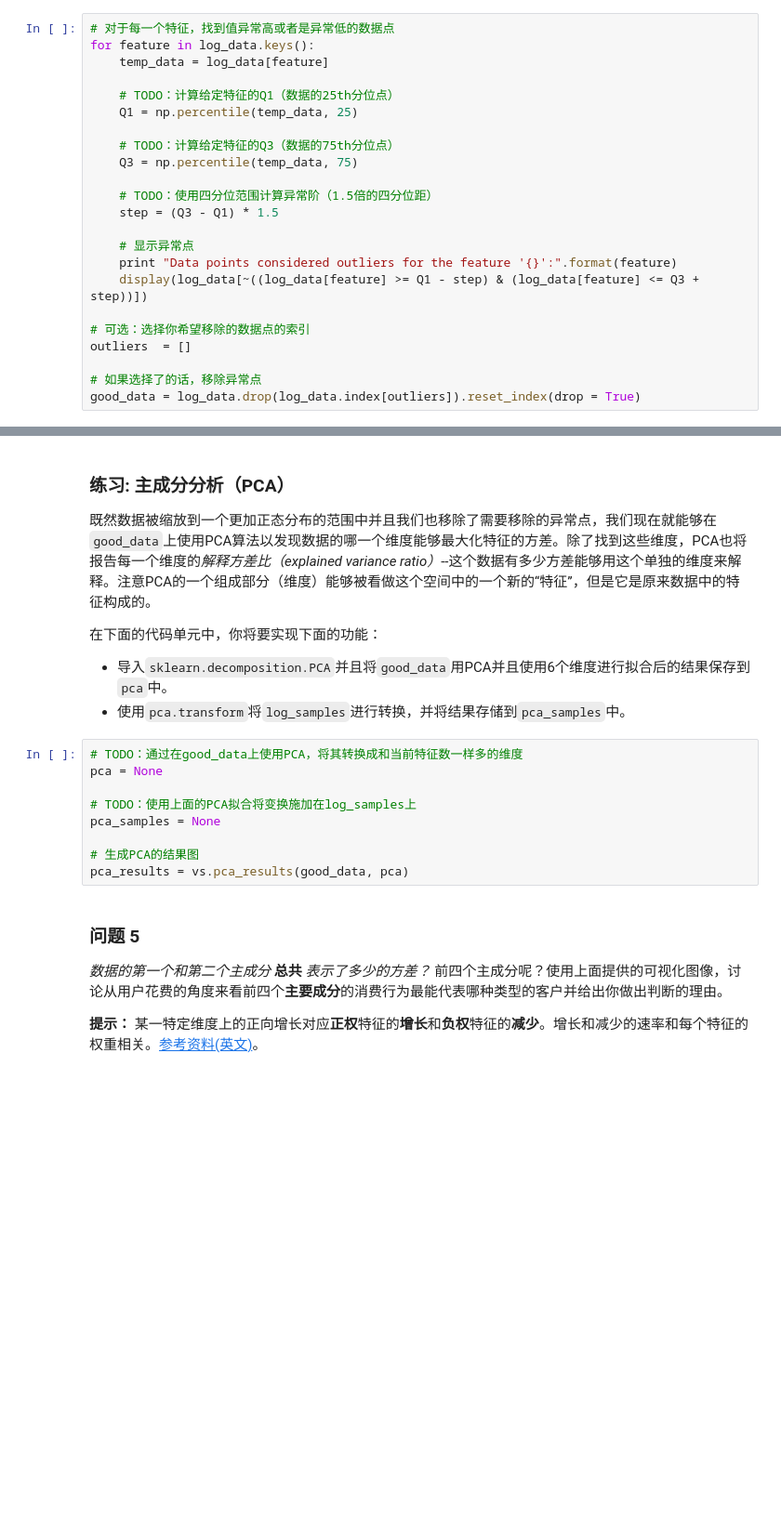
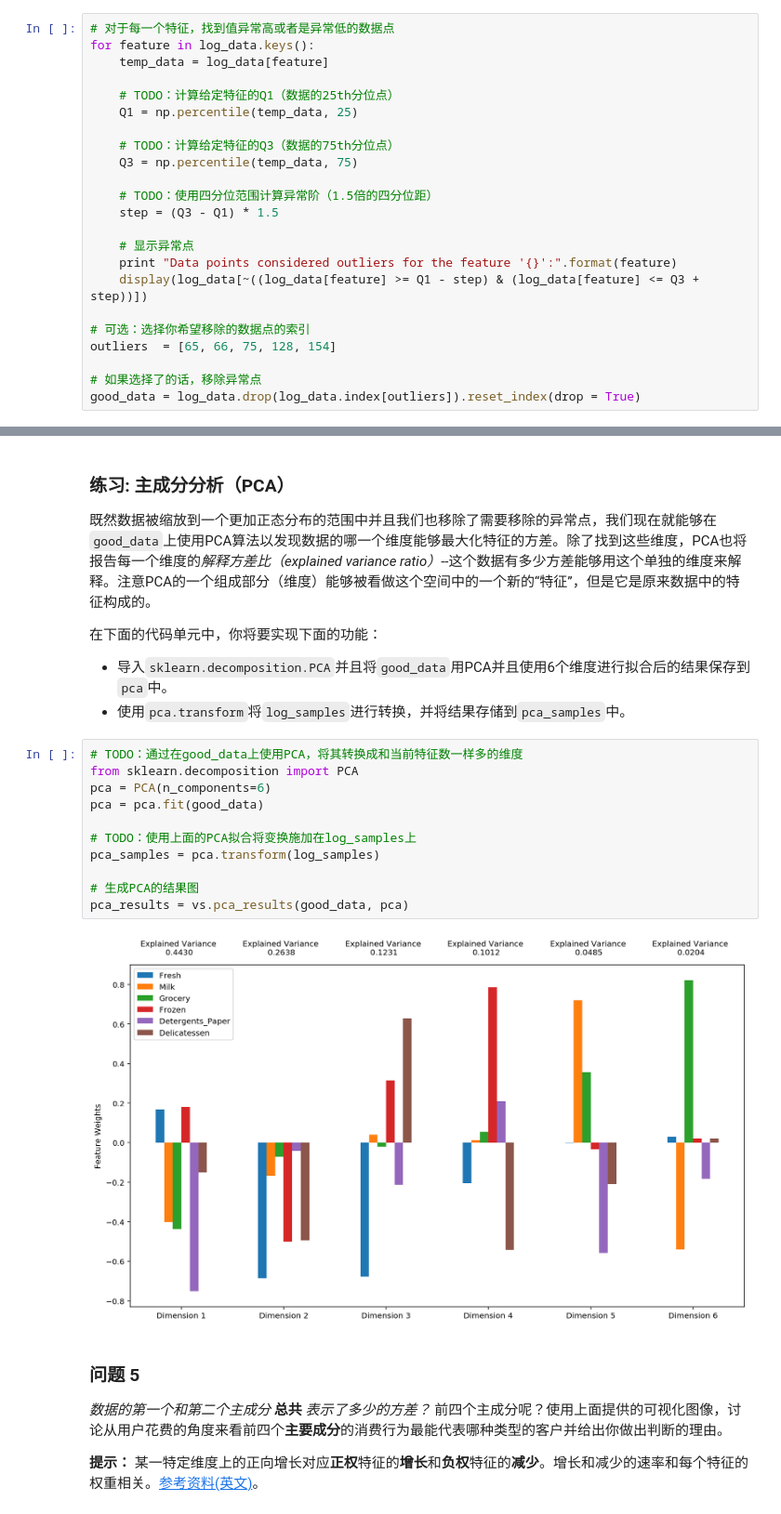
Before and after one commit to DFreeMind/udacity, a Jupyter notebook: ml-advance/creating_customer_segments/customer_segments.ipynb, the cells around one changed output, grey strips where cells are left out. Shown at 93% size. Cells and saved outputs as stored; diff of their text form; blank space fills up the shorter version.

```diff
--- a/ml-advance/creating_customer_segments/customer_segments.ipynb
+++ b/ml-advance/creating_customer_segments/customer_segments.ipynb
@@ -228,7 +214,7 @@ for feature in log_data.keys():
     display(log_data[~((log_data[feature] >= Q1 - step) & (log_data[feature] <= Q3 + step))])
 
 # 可选：选择你希望移除的数据点的索引
-outliers  = []
+outliers  = [65, 66, 75, 128, 154]
 
 # 如果选择了的话，移除异常点
 good_data = log_data.drop(log_data.index[outliers]).reset_index(drop = True)
@@ -311,13 +297,17 @@ Data points considered outliers for the feature 'Delicatessen':
  - 使用`pca.transform`将`log_samples`进行转换，并将结果存储到`pca_samples`中。
 # %%
 # TODO：通过在good_data上使用PCA，将其转换成和当前特征数一样多的维度
-pca = None
+from sklearn.decomposition import PCA
+pca = PCA(n_components=6)
+pca = pca.fit(good_data)
 
 # TODO：使用上面的PCA拟合将变换施加在log_samples上
-pca_samples = None
+pca_samples = pca.transform(log_samples)
 
 # 生成PCA的结果图
 pca_results = vs.pca_results(good_data, pca)
+# %% [output]
+[figure, added]
 # %% [markdown]
 ### 问题 5
 *数据的第一个和第二个主成分* **总共** *表示了多少的方差？*  前四个主成分呢？使用上面提供的可视化图像，讨论从用户花费的角度来看前四个**主要成分**的消费行为最能代表哪种类型的客户并给出你做出判断的理由。
```
Also changed, not shown: parts of 11 cells of this notebook.
